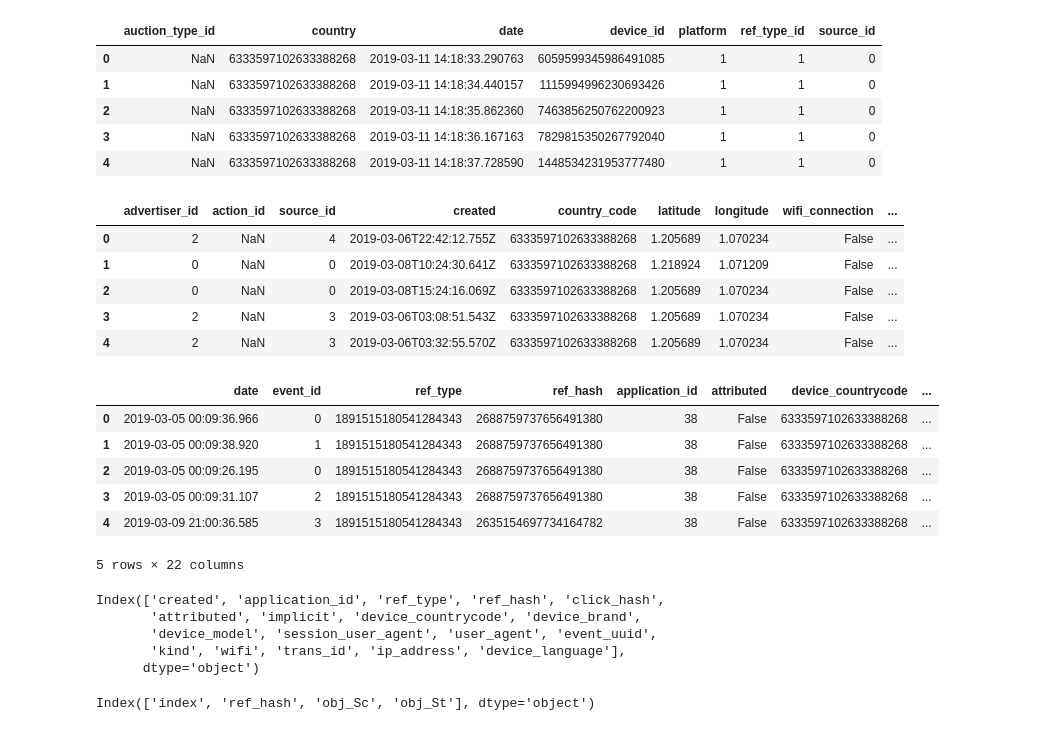
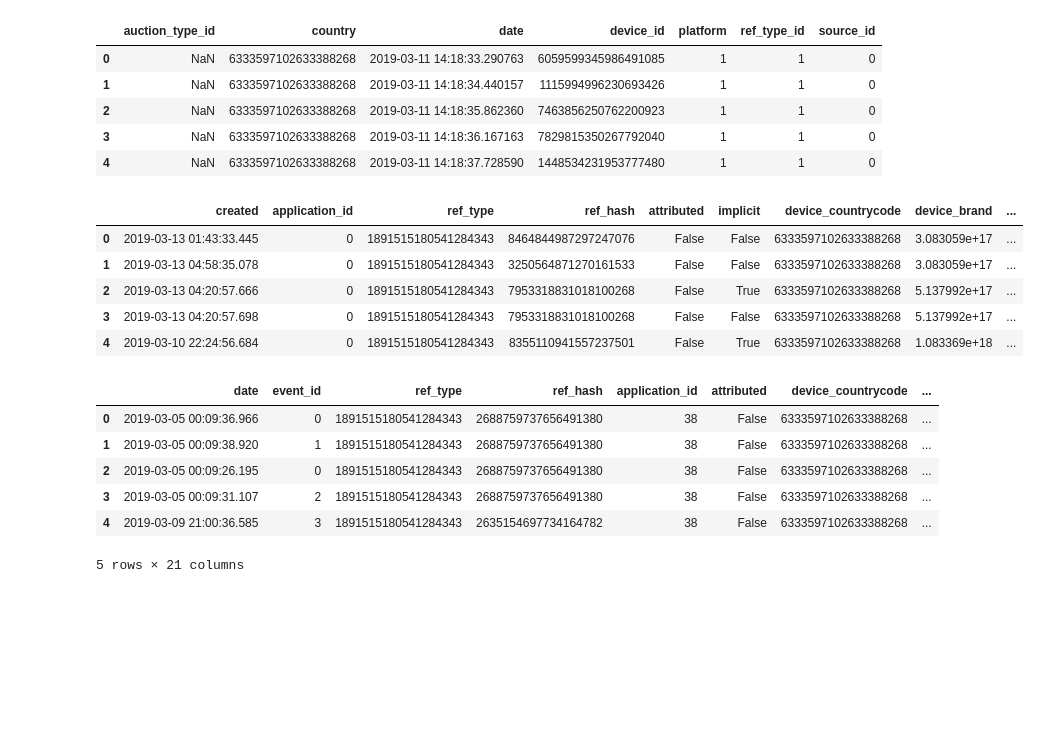
Before and after one commit to alepenaa94/Datos_2019, a Jupyter notebook: Notebook/TP1_Análisis Exploratorio.ipynb, the cells around one changed output. Saved outputs shown, nothing was run; the diff lists cells and outputs as text; code cells hidden in the pictures; blank space fills up the shorter version.

Commit message:
Cambios Varios
Agregado Limpieza_Events,Limpieza_Installs y cambios en las limpiezas click/auctions y en el notebook de TP1

```diff
--- a/Notebook/TP1_Análisis Exploratorio.ipynb
+++ b/Notebook/TP1_Análisis Exploratorio.ipynb
@@ -14,9 +15,3 @@ sns.set(style="whitegrid")
 
 import warnings
 warnings.filterwarnings('ignore')
-# %%
-auctions = pd.read_csv('../Data/auctions.csv.gzip', compression = 'gzip')
-clicks = pd.read_csv('../Data/clicks.csv.gzip', compression = 'gzip')
-events = pd.read_csv('../Data/events.csv.gzip', compression = 'gzip')
-installs = pd.read_csv('../Data/installs.csv.gzip', compression = 'gzip')
-target_competencia = pd.read_csv('../Data/target_competencia.csv')
@@ -30,14 +41,14 @@ auctions.head()
 | 3 | NaN | 6333597102633388268 | 2019-03-11 14:18:36.167163 | 7829815350267792040 | 1 | 1 | 0 |
 | 4 | NaN | 6333597102633388268 | 2019-03-11 14:18:37.728590 | 1448534231953777480 | 1 | 1 | 0 |
 # %%
-clicks.head()
+installs.head()
 # %% [output]
-|  | advertiser_id | action_id | source_id | created | country_code | latitude | longitude | wifi_connection | ... |
-| 0 | 2 | NaN | 4 | 2019-03-06T22:42:12.755Z | 6333597102633388268 | 1.205689 | 1.070234 | False | ... |
-| 1 | 0 | NaN | 0 | 2019-03-08T10:24:30.641Z | 6333597102633388268 | 1.218924 | 1.071209 | False | ... |
-| 2 | 0 | NaN | 0 | 2019-03-08T15:24:16.069Z | 6333597102633388268 | 1.205689 | 1.070234 | False | ... |
-| 3 | 2 | NaN | 3 | 2019-03-06T03:08:51.543Z | 6333597102633388268 | 1.205689 | 1.070234 | False | ... |
-| 4 | 2 | NaN | 3 | 2019-03-06T03:32:55.570Z | 6333597102633388268 | 1.205689 | 1.070234 | False | ... |
+|  | created | application_id | ref_type | ref_hash | attributed | implicit | device_countrycode | device_brand | ... |
+| 0 | 2019-03-13 01:43:33.445 | 0 | 1891515180541284343 | 8464844987297247076 | False | False | 6333597102633388268 | 3.083059e+17 | ... |
+| 1 | 2019-03-13 04:58:35.078 | 0 | 1891515180541284343 | 3250564871270161533 | False | False | 6333597102633388268 | 3.083059e+17 | ... |
+| 2 | 2019-03-13 04:20:57.666 | 0 | 1891515180541284343 | 7953318831018100268 | False | True | 6333597102633388268 | 5.137992e+17 | ... |
+| 3 | 2019-03-13 04:20:57.698 | 0 | 1891515180541284343 | 7953318831018100268 | False | False | 6333597102633388268 | 5.137992e+17 | ... |
+| 4 | 2019-03-10 22:24:56.684 | 0 | 1891515180541284343 | 8355110941557237501 | False | True | 6333597102633388268 | 1.083369e+18 | ... |
 # %%
 events.head()
 # %% [output]
@@ -47,16 +58,4 @@ events.head()
 | 2 | 2019-03-05 00:09:26.195 | 0 | 1891515180541284343 | 2688759737656491380 | 38 | False | 6333597102633388268 | ... |
 | 3 | 2019-03-05 00:09:31.107 | 2 | 1891515180541284343 | 2688759737656491380 | 38 | False | 6333597102633388268 | ... |
 | 4 | 2019-03-09 21:00:36.585 | 3 | 1891515180541284343 | 2635154697734164782 | 38 | False | 6333597102633388268 | ... |
-5 rows × 22 columns
+5 rows × 21 columns
-# %%
-installs.columns
-# %% [output]
-Index(['created', 'application_id', 'ref_type', 'ref_hash', 'click_hash',
-       'attributed', 'implicit', 'device_countrycode', 'device_brand',
-       'device_model', 'session_user_agent', 'user_agent', 'event_uuid',
-       'kind', 'wifi', 'trans_id', 'ip_address', 'device_language'],
-      dtype='object')
-# %%
-target_competencia.columns
-# %% [output]
-Index(['index', 'ref_hash', 'obj_Sc', 'obj_St'], dtype='object')
```
Also changed, not shown: parts of 8 cells of this notebook, 2 other files.
